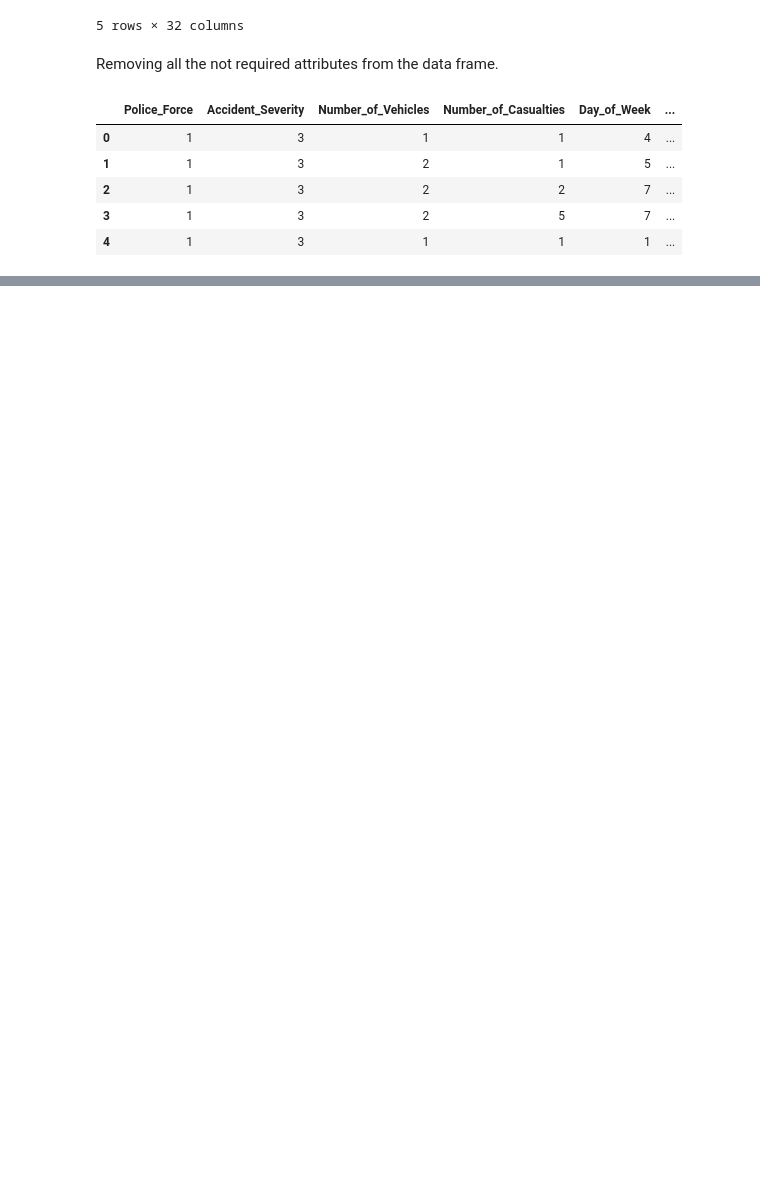
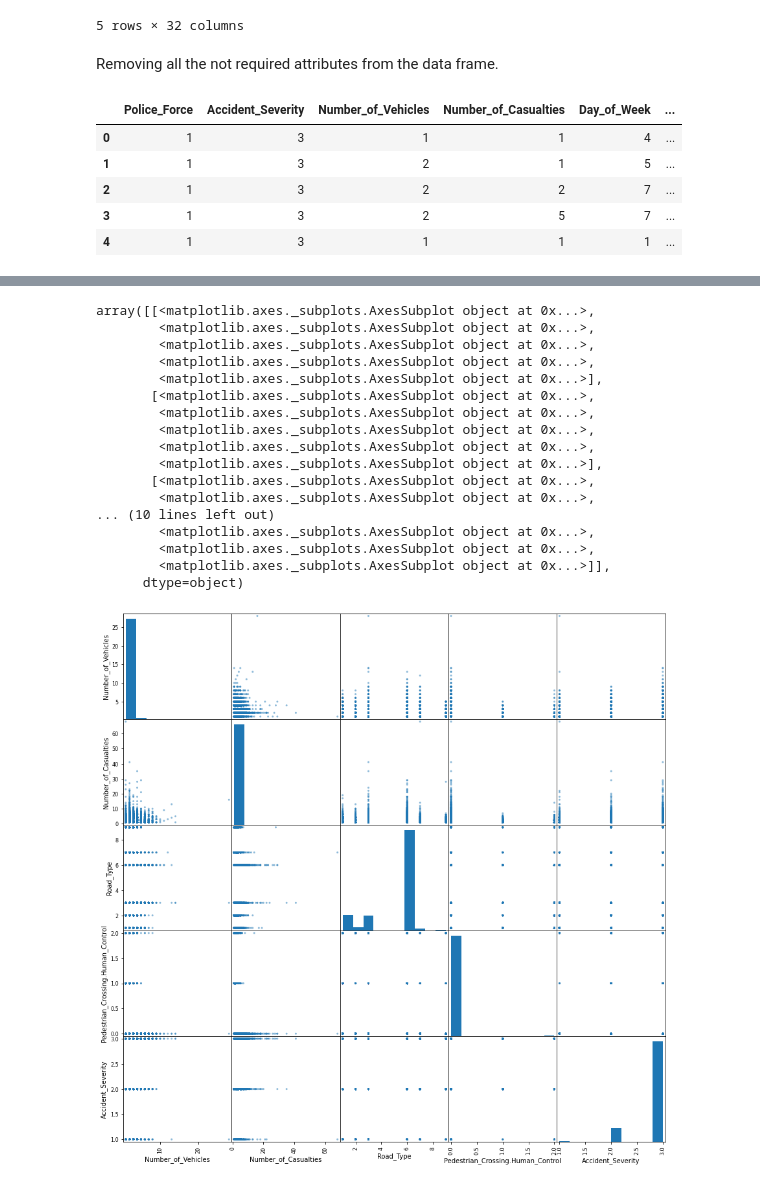
Before and after one commit to alphadecay1/Coursera_Capstone, a Jupyter notebook: capstoneProjectCode.ipynb, the cells around one changed output, grey strips where cells are left out. Cells and saved outputs as stored; diff of their text form; code cells hidden in the pictures; blank space fills up the shorter version.

```diff
--- a/capstoneProjectCode.ipynb
+++ b/capstoneProjectCode.ipynb
@@ -62,0 +52,22 @@ plt.show()
+# %%
+#scatter matrix for first group of attributes
+scatter_matrix(df[attributes1], figsize=(15, 15))
+# %% [output]
+array([[<matplotlib.axes._subplots.AxesSubplot object at 0x...>,
+        <matplotlib.axes._subplots.AxesSubplot object at 0x...>,
+        <matplotlib.axes._subplots.AxesSubplot object at 0x...>,
+        <matplotlib.axes._subplots.AxesSubplot object at 0x...>,
+        <matplotlib.axes._subplots.AxesSubplot object at 0x...>],
+       [<matplotlib.axes._subplots.AxesSubplot object at 0x...>,
+        <matplotlib.axes._subplots.AxesSubplot object at 0x...>,
+        <matplotlib.axes._subplots.AxesSubplot object at 0x...>,
+        <matplotlib.axes._subplots.AxesSubplot object at 0x...>,
+        <matplotlib.axes._subplots.AxesSubplot object at 0x...>],
+       [<matplotlib.axes._subplots.AxesSubplot object at 0x...>,
+        <matplotlib.axes._subplots.AxesSubplot object at 0x...>,
+... (10 lines left out)
+        <matplotlib.axes._subplots.AxesSubplot object at 0x...>,
+        <matplotlib.axes._subplots.AxesSubplot object at 0x...>,
+        <matplotlib.axes._subplots.AxesSubplot object at 0x...>]],
+      dtype=object)
+[figure, added]
```
Also changed, not shown: parts of 29 cells of this notebook.
